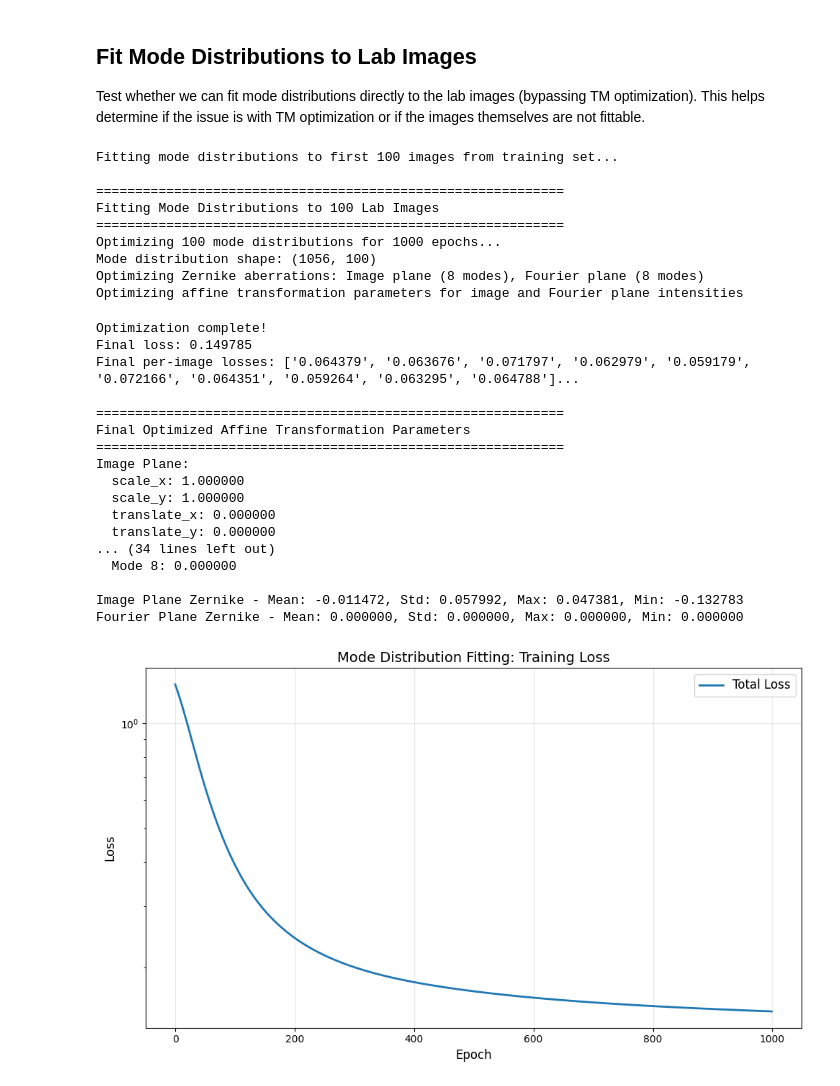
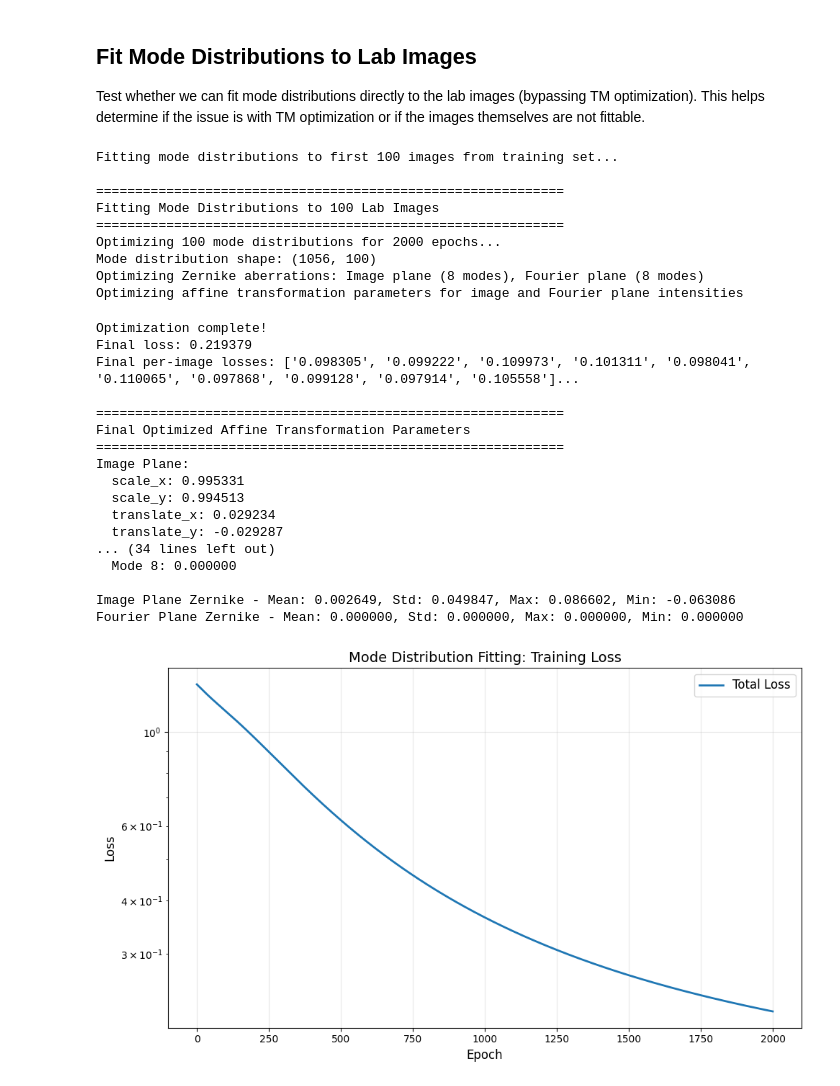
Before and after one commit to dvirmarsh/TM_aquisition, a Jupyter notebook: TM_retrieve.ipynb, the cells around one changed output. Saved outputs shown, nothing was run; the diff lists cells and outputs as text; code cells hidden in the pictures.

```diff
--- a/TM_retrieve.ipynb
+++ b/TM_retrieve.ipynb
@@ -1442,8 +1441,8 @@ mode_fit_results = fit_mode_distributions_to_images(
     tm_system=tm_system_real,
     target_intensities=train_data['intensity_targets'],
     num_images=N_images_to_fit,
-    num_epochs=1000,
-    learning_rate=0.001,
+    num_epochs=2000,
+    learning_rate=0.0001,
     use_zernike_aberrations=True,  # Optimize Zernike aberrations
     use_exposure_normalization=True
 )
@@ -1491,39 +1490,39 @@ plt.tight_layout()
 plt.show()
 
 print("\n" + "="*60)
 print("Mode Distribution Fitting Summary")
 print("="*60)
 print(f"Final total loss: {mode_fit_results['history']['epoch_losses'][-1]:.6f}")
 print(f"Average final per-image loss: {np.mean(mode_fit_results['history']['per_image_losses'][-1]):.6f}")
 print(f"Min final per-image loss: {np.min(mode_fit_results['history']['per_image_losses'][-1]):.6f}")
 print(f"Max final per-image loss: {np.max(mode_fit_results['history']['per_image_losses'][-1]):.6f}")
 print("\nIf losses are low, mode distributions can fit the images.")
 print("If losses remain high, the images may not be fittable with this model.")
 # %% [output]
 Fitting mode distributions to first 100 images from training set...
 
 ============================================================
 Fitting Mode Distributions to 100 Lab Images
 ============================================================
-Optimizing 100 mode distributions for 1000 epochs...
+Optimizing 100 mode distributions for 2000 epochs...
 Mode distribution shape: (1056, 100)
 Optimizing Zernike aberrations: Image plane (8 modes), Fourier plane (8 modes)
 Optimizing affine transformation parameters for image and Fourier plane intensities
 Optimization complete!
-Final loss: 0.149785
-Final per-image losses: ['0.064379', '0.063676', '0.071797', '0.062979', '0.059179', '0.072166', '0.064351', '0.059264', '0.063295', '0.064788']...
+Final loss: 0.219379
+Final per-image losses: ['0.098305', '0.099222', '0.109973', '0.101311', '0.098041', '0.110065', '0.097868', '0.099128', '0.097914', '0.105558']...
 
 ============================================================
 Final Optimized Affine Transformation Parameters
 ============================================================
 Image Plane:
-  scale_x: 1.000000
-  scale_y: 1.000000
-  translate_x: 0.000000
-  translate_y: 0.000000
+  scale_x: 0.995331
+  scale_y: 0.994513
+  translate_x: 0.029234
+  translate_y: -0.029287
 ... (34 lines left out)
   Mode 8: 0.000000
 
-Image Plane Zernike - Mean: -0.011472, Std: 0.057992, Max: 0.047381, Min: -0.132783
+Image Plane Zernike - Mean: 0.002649, Std: 0.049847, Max: 0.086602, Min: -0.063086
 Fourier Plane Zernike - Mean: 0.000000, Std: 0.000000, Max: 0.000000, Min: 0.000000
-[figure, old version]
+[figure, new version]
```
Also changed, not shown: parts of 2 cells of this notebook.
